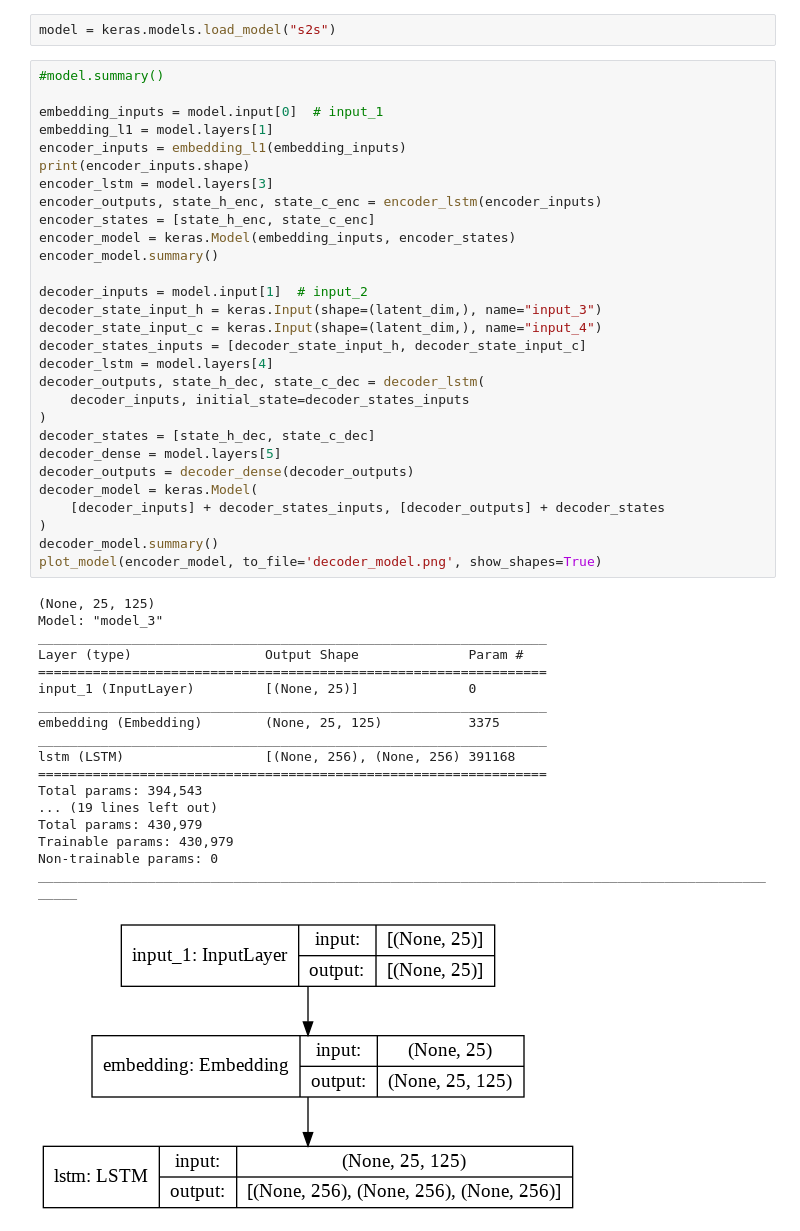
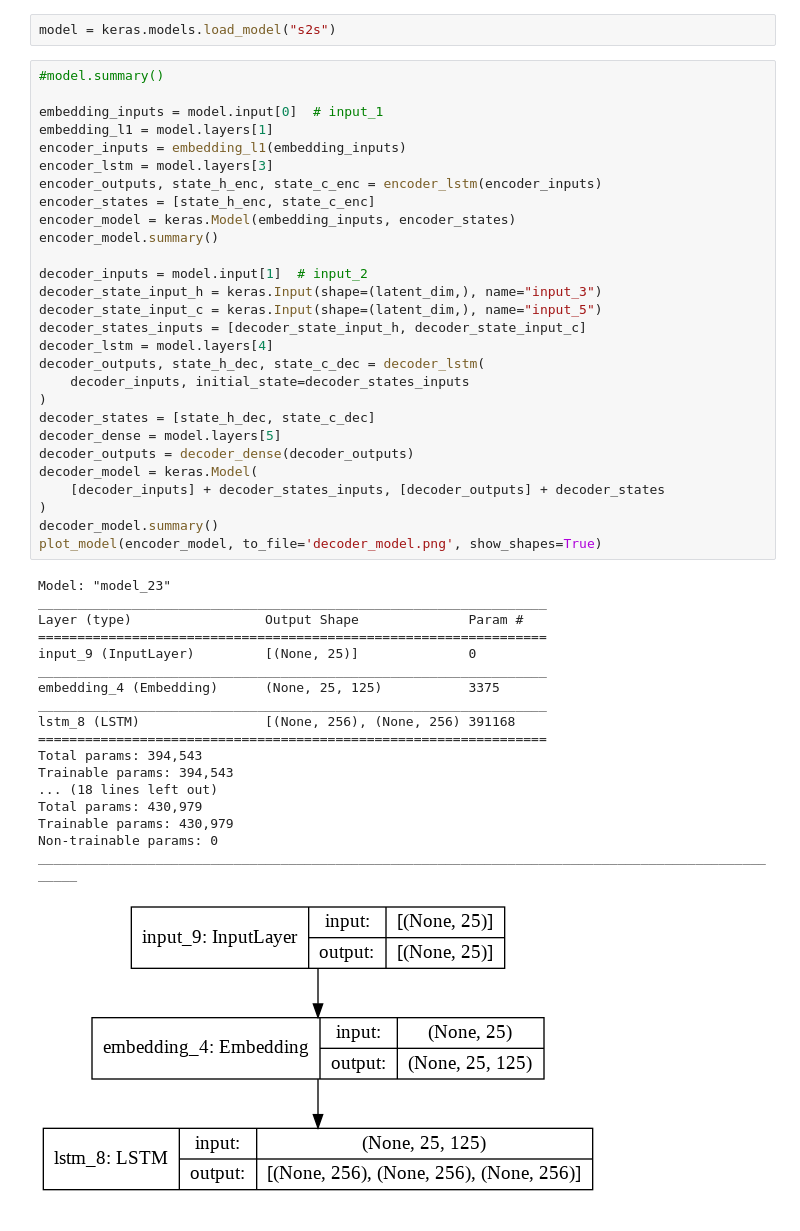
Before and after one commit to CS20M038/CS6910-assignment_3, a Jupyter notebook: DL_Assignment_3_Arjun_Version.ipynb, the cells around one changed output. Drawn from its saved outputs; the diff is of its cells as text.

```diff
--- a/DL_Assignment_3_Arjun_Version.ipynb
+++ b/DL_Assignment_3_Arjun_Version.ipynb
@@ -147,48 +152,47 @@ model = keras.models.load_model("s2s")
 embedding_inputs = model.input[0]  # input_1
 embedding_l1 = model.layers[1]
 encoder_inputs = embedding_l1(embedding_inputs)
-print(encoder_inputs.shape)
 encoder_lstm = model.layers[3]
 encoder_outputs, state_h_enc, state_c_enc = encoder_lstm(encoder_inputs)
 encoder_states = [state_h_enc, state_c_enc]
 encoder_model = keras.Model(embedding_inputs, encoder_states)
 encoder_model.summary()
 
 decoder_inputs = model.input[1]  # input_2
 decoder_state_input_h = keras.Input(shape=(latent_dim,), name="input_3")
-decoder_state_input_c = keras.Input(shape=(latent_dim,), name="input_4")
+decoder_state_input_c = keras.Input(shape=(latent_dim,), name="input_5")
 decoder_states_inputs = [decoder_state_input_h, decoder_state_input_c]
 decoder_lstm = model.layers[4]
 decoder_outputs, state_h_dec, state_c_dec = decoder_lstm(
     decoder_inputs, initial_state=decoder_states_inputs
 )
 decoder_states = [state_h_dec, state_c_dec]
 decoder_dense = model.layers[5]
 decoder_outputs = decoder_dense(decoder_outputs)
 decoder_model = keras.Model(
     [decoder_inputs] + decoder_states_inputs, [decoder_outputs] + decoder_states
 )
 decoder_model.summary()
 plot_model(encoder_model, to_file='decoder_model.png', show_shapes=True)
 # %% [output]
-(None, 25, 125)
-Model: "model_3"
+Model: "model_23"
 _________________________________________________________________
 Layer (type)                 Output Shape              Param #
 =================================================================
-input_1 (InputLayer)         [(None, 25)]              0
+input_9 (InputLayer)         [(None, 25)]              0
 _________________________________________________________________
-embedding (Embedding)        (None, 25, 125)           3375
+embedding_4 (Embedding)      (None, 25, 125)           3375
 _________________________________________________________________
-lstm (LSTM)                  [(None, 256), (None, 256) 391168
+lstm_8 (LSTM)                [(None, 256), (None, 256) 391168
 =================================================================
 Total params: 394,543
-... (19 lines left out)
+Trainable params: 394,543
+... (18 lines left out)
 Total params: 430,979
 Trainable params: 430,979
 Non-trainable params: 0
 __________________________________________________________________________________________________
-[figure, old version]
+[figure, new version]
 # %%
 plot_model(model, to_file='model.png', show_shapes=True)
 # %% [output]
```
Also changed, not shown: parts of 14 cells of this notebook.
